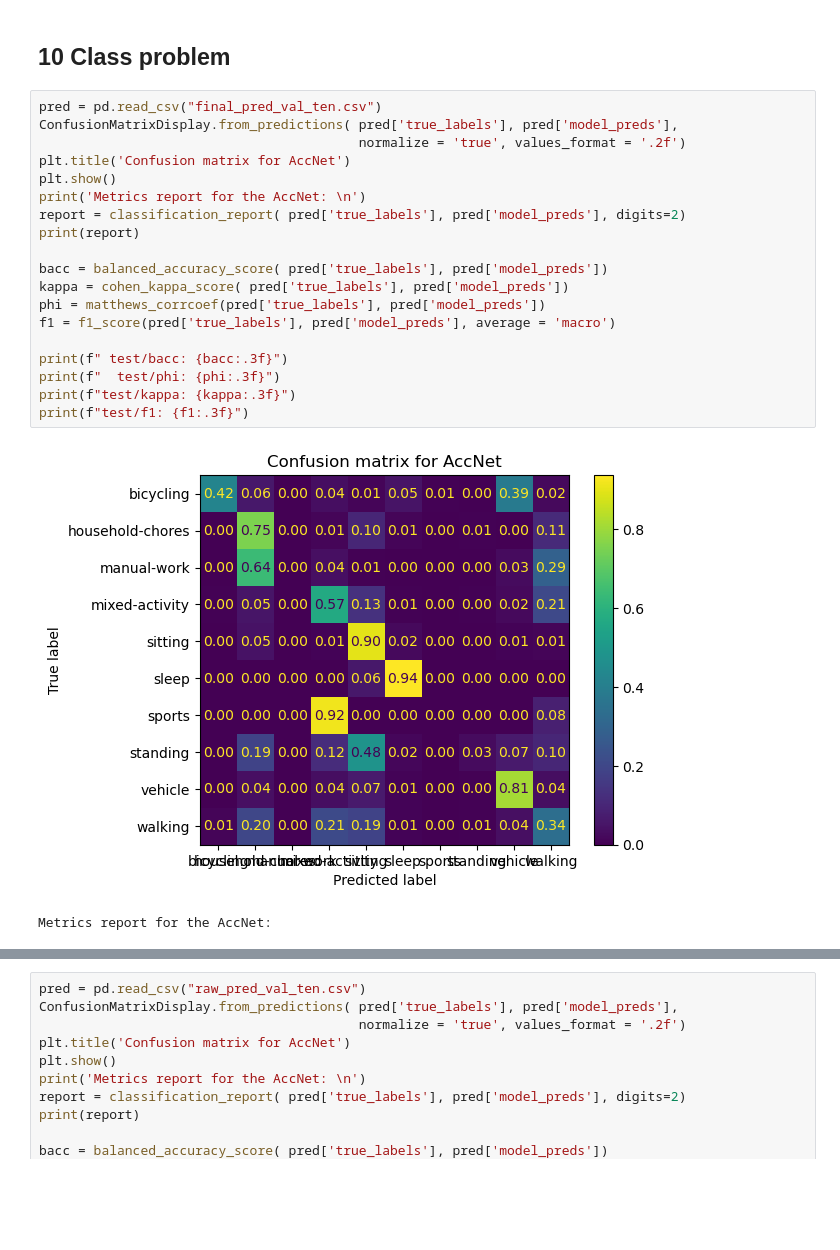
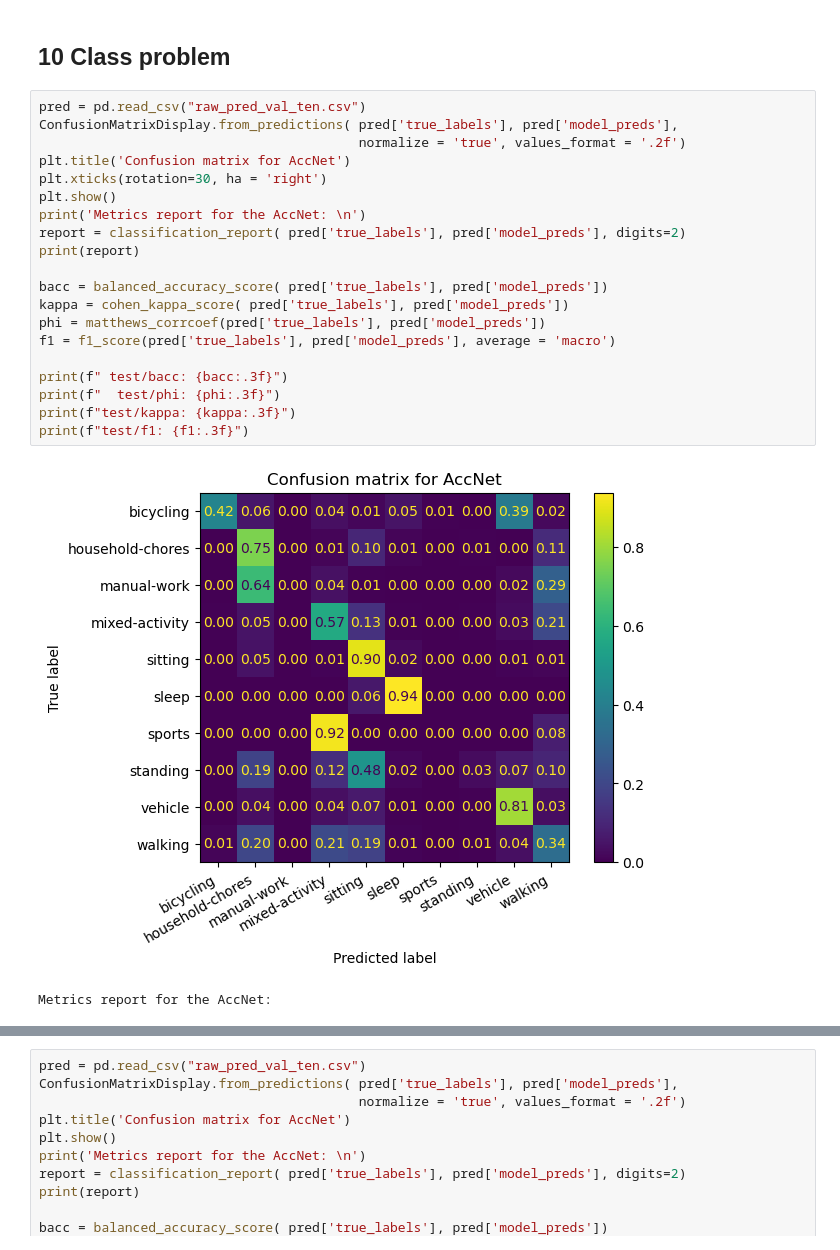
Before and after one commit to finlayscheib/capture24, a Jupyter notebook: Deep_models.ipynb, the cells around one changed output, grey strips where cells are left out. Saved outputs shown, nothing was run; the diff lists cells and outputs as text; blank space fills up the shorter version.

```diff
--- a/Deep_models.ipynb
+++ b/Deep_models.ipynb
@@ -245,26 +245,27 @@ test/f1: 0.818
 # %% [markdown]
 ## 10 Class problem
 # %%
-pred = pd.read_csv("final_pred_val_ten.csv")
+pred = pd.read_csv("raw_pred_val_ten.csv")
 ConfusionMatrixDisplay.from_predictions( pred['true_labels'], pred['model_preds'],
                                          normalize = 'true', values_format = '.2f')
 plt.title('Confusion matrix for AccNet')
+plt.xticks(rotation=30, ha = 'right')
 plt.show()
 print('Metrics report for the AccNet: \n')
 report = classification_report( pred['true_labels'], pred['model_preds'], digits=2)
 print(report)
 
 bacc = balanced_accuracy_score( pred['true_labels'], pred['model_preds'])
 kappa = cohen_kappa_score( pred['true_labels'], pred['model_preds'])
 phi = matthews_corrcoef(pred['true_labels'], pred['model_preds'])
 f1 = f1_score(pred['true_labels'], pred['model_preds'], average = 'macro')
 
 print(f" test/bacc: {bacc:.3f}")
 print(f"  test/phi: {phi:.3f}")
 print(f"test/kappa: {kappa:.3f}")
 print(f"test/f1: {f1:.3f}")
 # %% [output]
-[figure, old version]
+[figure, new version]
 Metrics report for the AccNet:
                   precision    recall  f1-score   support
 
```
Also changed, not shown: parts of 3 cells of this notebook, 2 other files.
